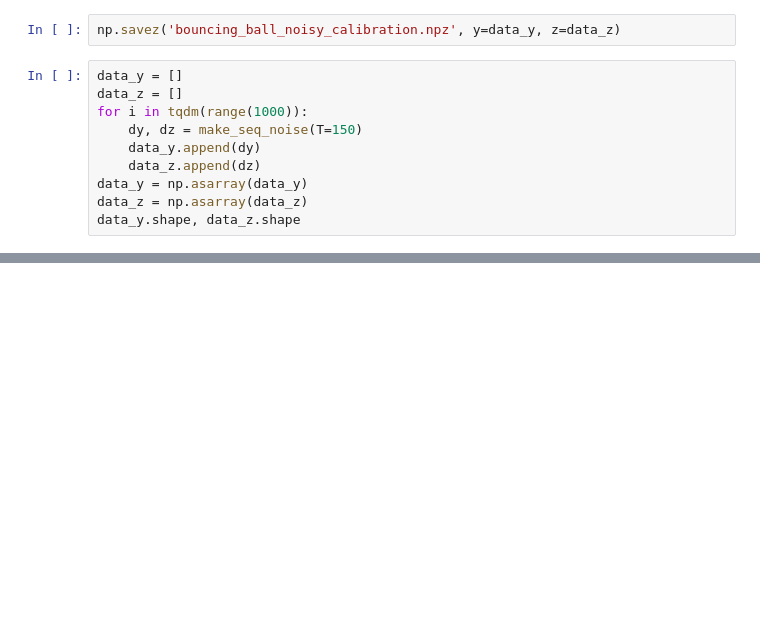
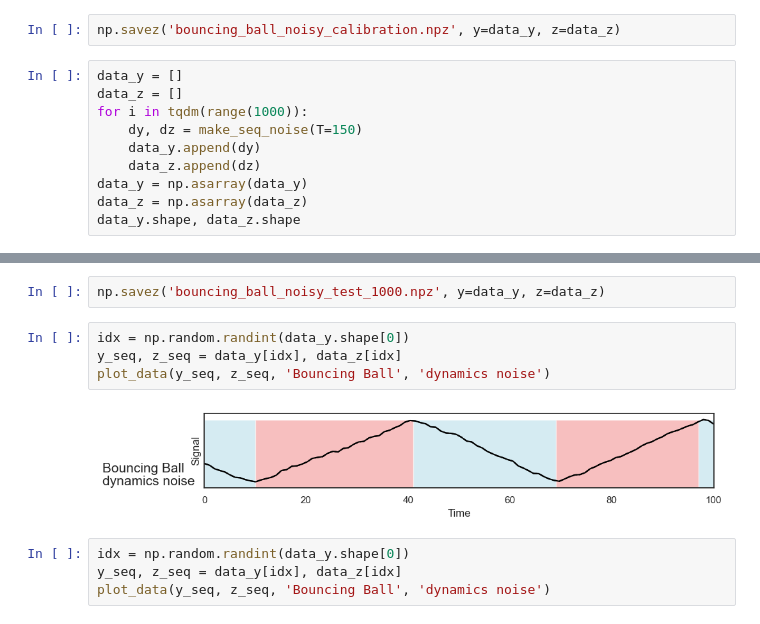
Before and after one commit to huiwenn/sds, a Jupyter notebook: data/bouncingball.ipynb, the cells around one changed output, grey strips where cells are left out. Drawn from its saved outputs; the diff is of its cells as text; blank space fills up the shorter version.

```diff
--- a/data/bouncingball.ipynb
+++ b/data/bouncingball.ipynb
@@ -207,0 +331,12 @@ data_y.shape, data_z.shape
+# %%
+np.savez('bouncing_ball_noisy_test_1000.npz', y=data_y, z=data_z)
+# %%
+idx = np.random.randint(data_y.shape[0])
+y_seq, z_seq = data_y[idx], data_z[idx]
+plot_data(y_seq, z_seq, 'Bouncing Ball', 'dynamics noise')
+# %% [output]
+[figure, added]
+# %%
+idx = np.random.randint(data_y.shape[0])
+y_seq, z_seq = data_y[idx], data_z[idx]
+plot_data(y_seq, z_seq, 'Bouncing Ball', 'dynamics noise')
```
Also changed, not shown: parts of 10 cells of this notebook, 3 other files.
